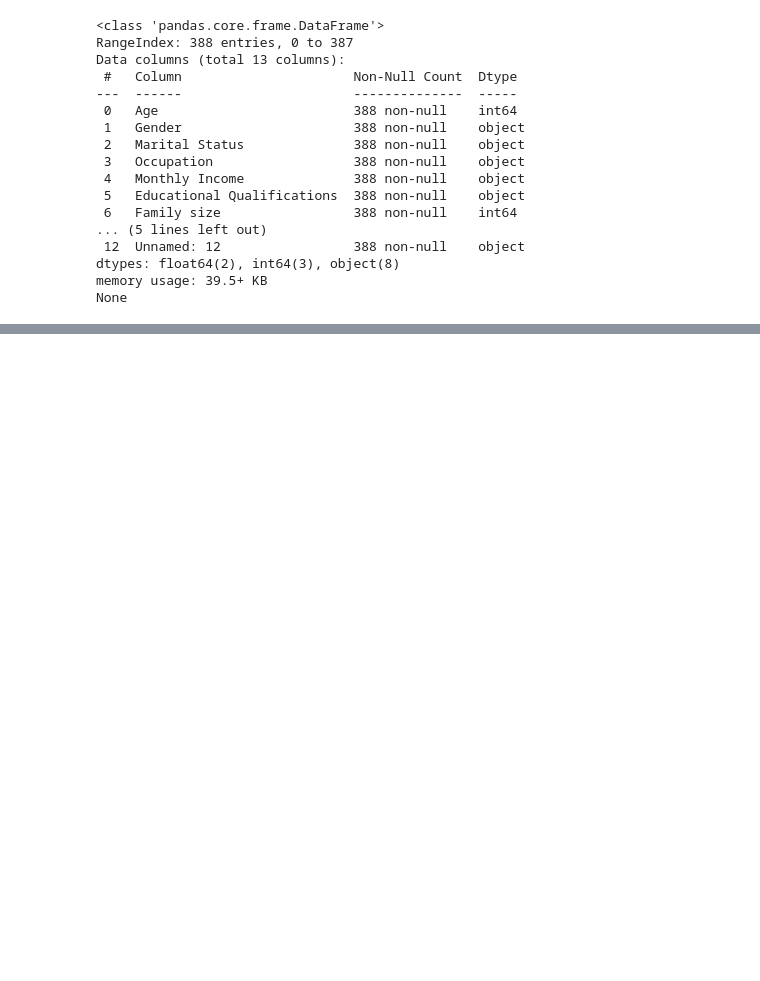
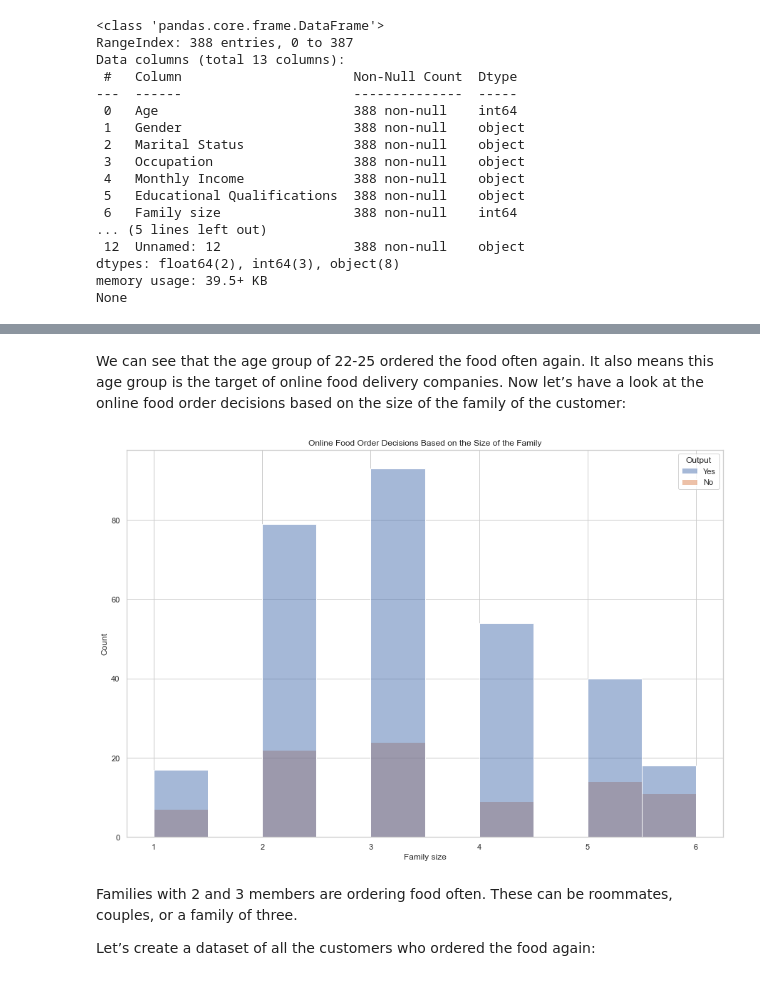
Before and after one commit to mexudi/Online-Food-predicion, a Jupyter notebook: Notebook.ipynb, the cells around one changed output, grey strips where cells are left out. Drawn from its saved outputs; the diff is of its cells as text; code cells hidden in the pictures; blank space fills up the shorter version.

```diff
--- a/Notebook.ipynb
+++ b/Notebook.ipynb
@@ -79,0 +89,13 @@ None
+# %% [markdown]
+We can see that the age group of 22-25 ordered the food often again. It also means this age group is the target of online food delivery companies. Now let’s have a look at the online food order decisions based on the size of the family of the customer:
+# %%
+plt.figure(figsize=(15, 10))
+plt.title("Online Food Order Decisions Based on the Size of the Family")
+sns.histplot(x="Family size", hue="Output", data=data)
+plt.show()
+# %% [output]
+[figure, added]
+# %% [markdown]
+Families with 2 and 3 members are ordering food often. These can be roommates, couples, or a family of three.
+
+Let’s create a dataset of all the customers who ordered the food again:
```
Also changed, not shown: parts of 11 cells of this notebook.
